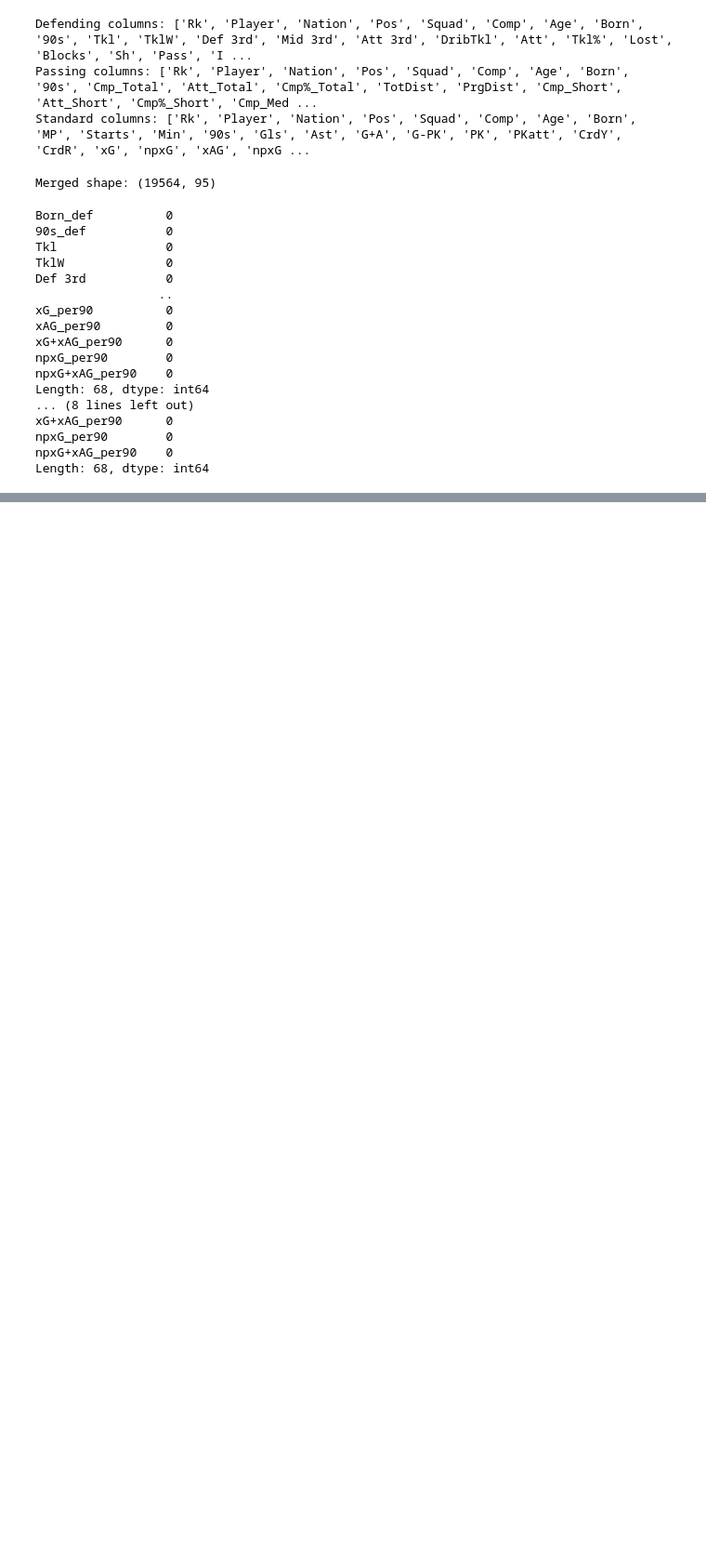
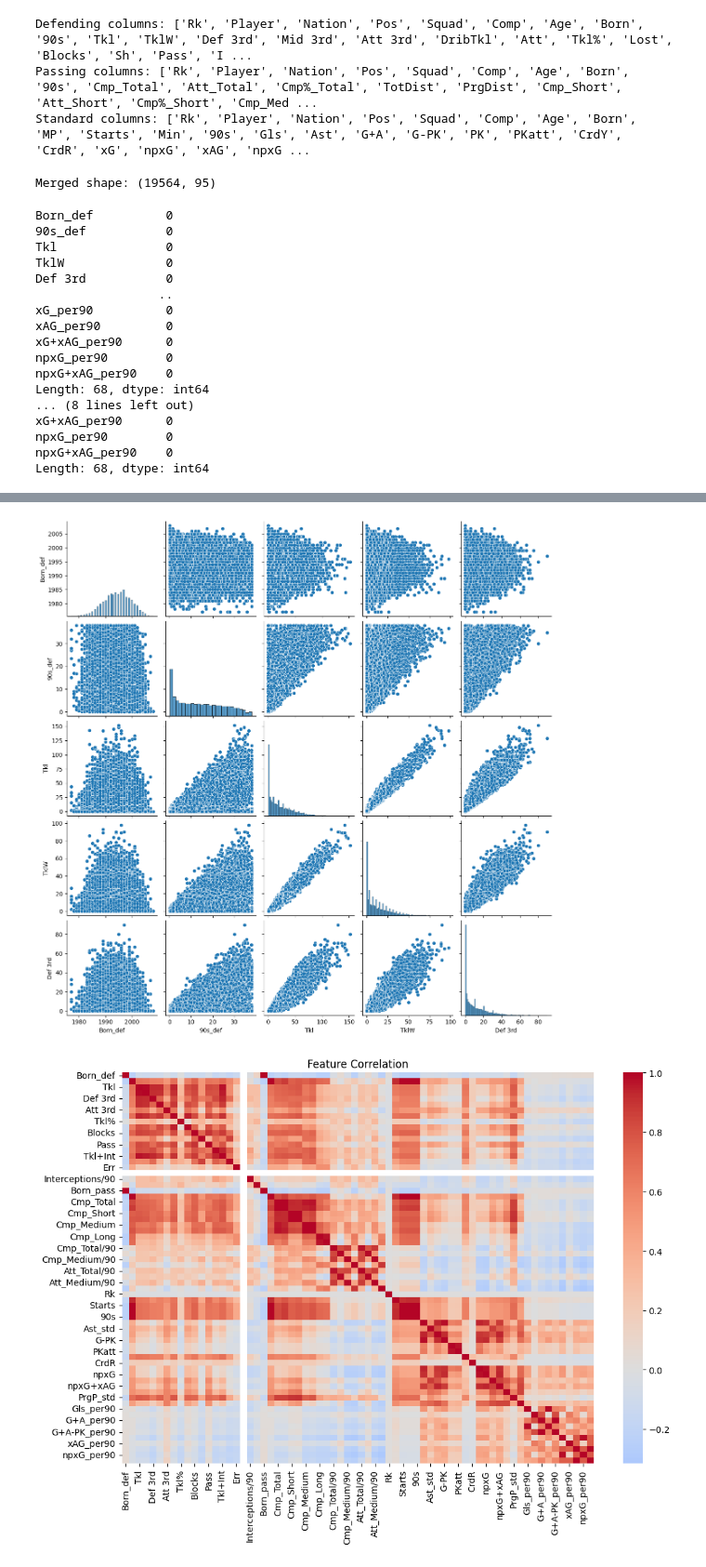
Before and after one commit to M4G1C14N5/scouting-report, a Jupyter notebook: player_role_clustering.ipynb, the cells around one changed output, grey strips where cells are left out. Shown at 93% size. Drawn from its saved outputs; the diff is of its cells as text; code cells hidden in the pictures; blank space fills up the shorter version.

```diff
--- a/player_role_clustering.ipynb
+++ b/player_role_clustering.ipynb
@@ -112,10 +112,12 @@ def prepare_player_clustering_df(
     df_pass = pd.read_csv(passing_csv)
     df_std = pd.read_csv(standard_csv)
 
-    # Harmonize column names if needed
+    # Harmonize column names and ensure Age is numeric
     for df in [df_def, df_pass, df_std]:
         if 'Competition' in df.columns:
             df.rename(columns={'Competition': 'Comp'}, inplace=True)
+        if 'Age' in df.columns:
+            df['Age'] = pd.to_numeric(df['Age'], errors='coerce')
 
     merge_keys = ['Player', 'Season', 'Nation', 'Pos', 'Squad', 'Comp', 'Age']
 
@@ -128,14 +130,22 @@ def prepare_player_clustering_df(
         drop_cols = ['Nation', 'Comp', 'Born']
     df_final = df_merged.drop(columns=[col for col in drop_cols if col in df_merged.columns])
 
-    # Identify features
+     # Identify features
     non_numeric = ['Player', 'Season', 'Pos', 'Squad', 'Age']
     feature_cols = [col for col in df_final.columns if col not in non_numeric and pd.api.types.is_numeric_dtype(df_final[col])]
+
+    # Clean inf/-inf and NaN values before scaling
+    X = df_final[feature_cols].copy()
+    X.replace([np.inf, -np.inf], np.nan, inplace=True)
+    X = X.dropna()  # or use X = X.fillna(0) or X = X.fillna(X.mean()) if you prefer
 
     # Standardize
     from sklearn.preprocessing import StandardScaler, MinMaxScaler
     scaler = StandardScaler() if scale_method == "zscore" else MinMaxScaler()
-    X_scaled = pd.DataFrame(scaler.fit_transform(df_final[feature_cols]), columns=feature_cols, index=df_final.index)
+    X_scaled = pd.DataFrame(scaler.fit_transform(X), columns=feature_cols, index=X.index)
+
+    # Optionally, align df_final to X (if you dropped rows)
+    df_final = df_final.loc[X.index]
 
     return df_final, X_scaled
 # %%
@@ -147,0 +174,13 @@ FileNotFoundError: [Errno 2] No such file or directory: 'passing_cleaned.csv'
+# %%
+# Pairplot of a few features
+sns.pairplot(df_final, vars=X_scaled.columns[:5])
+plt.show()
+
+# Correlation heatmap
+plt.figure(figsize=(12,8))
+sns.heatmap(X_scaled.corr(), cmap='coolwarm', center=0)
+plt.title("Feature Correlation")
+plt.show()
+# %% [output]
+[figure, added]
+[figure, added]
```
Also changed, not shown: parts of 7 cells of this notebook, 1 other file.
